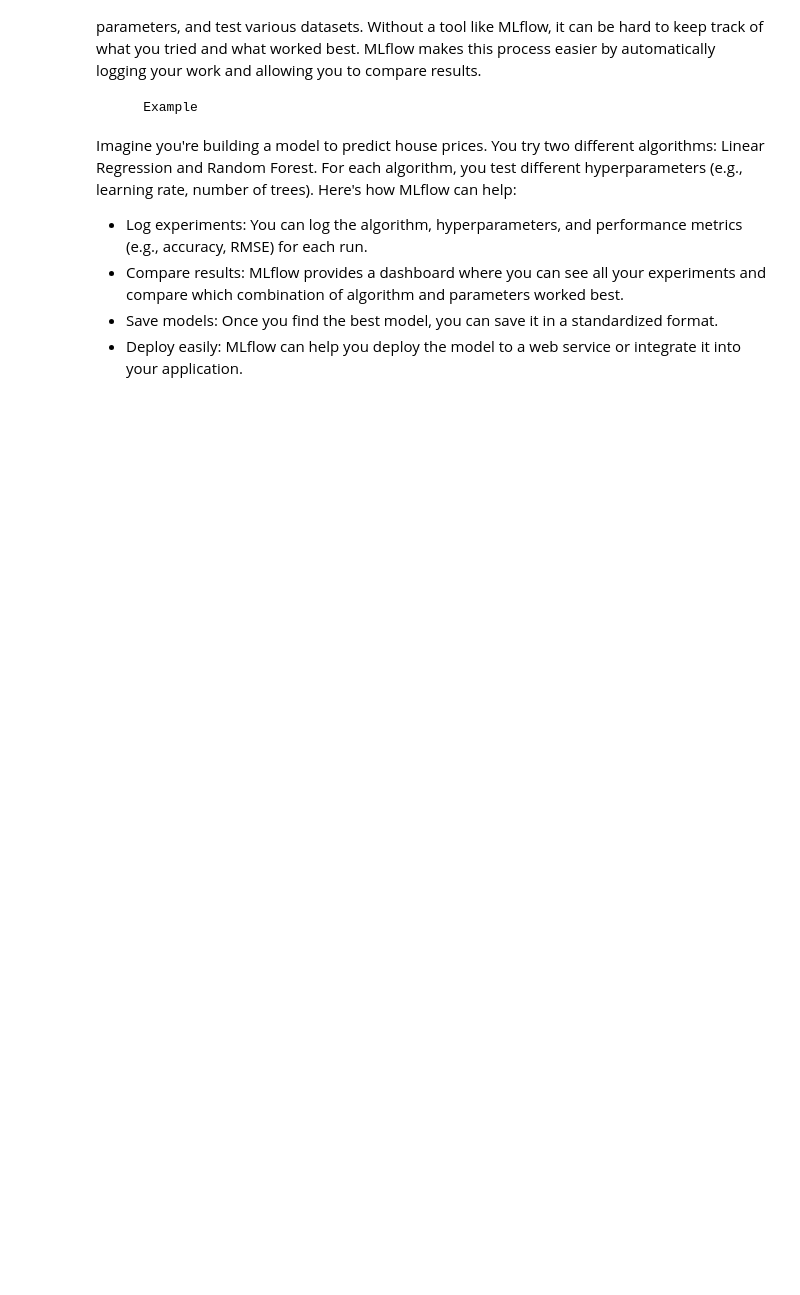
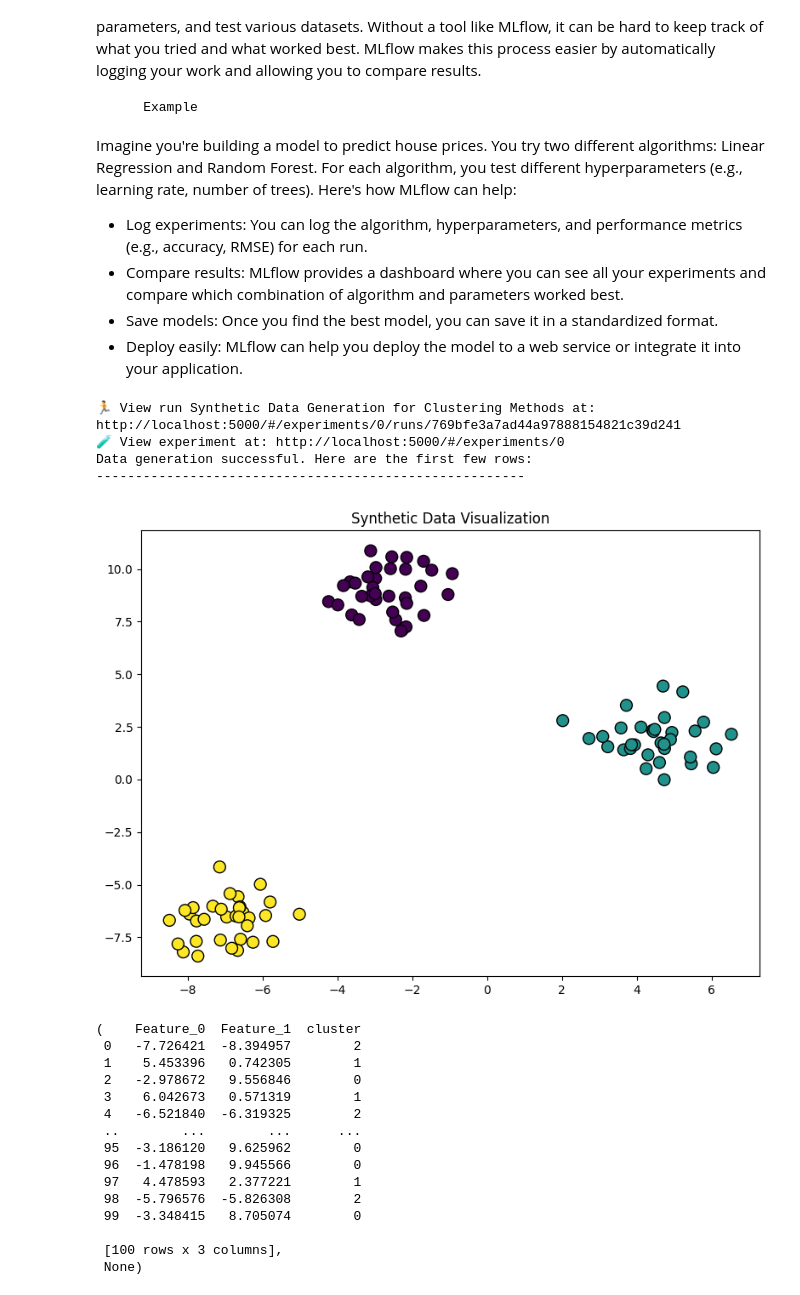
Before and after one commit to Alexu613/Foundations-MLOps---MLflow, a Jupyter notebook: Untitled-1.ipynb, the cells around one changed output. Drawn from its saved outputs; the diff is of its cells as text; code cells hidden in the pictures; blank space fills up the shorter version.

Commit message:
First execution with MLflow for monitoring params

```diff
--- a/Untitled-1.ipynb
+++ b/Untitled-1.ipynb
@@ -65,3 +65,82 @@ Imagine you're building a model to predict house prices. You try two different a
 - Compare results: MLflow provides a dashboard where you can see all your experiments and compare which combination of algorithm and parameters worked best.
 - Save models: Once you find the best model, you can save it in a standardized format.
 - Deploy easily: MLflow can help you deploy the model to a web service or integrate it into your application.
+# %%
+## K-Nearest Neighbors Classifier Implementation with MLflow Tracking:
+
+# Import necessary libraries:
+import mlflow
+mlflow.set_tracking_uri("http://localhost:5000")
+
+import numpy as np
+import pandas as pd
+import matplotlib.pyplot as plt
+
+# Import scikit-learn modules:
+from sklearn.cluster import KMeans
+from sklearn.model_selection import train_test_split
+from sklearn.metrics import accuracy_score, classification_report, confusion_matrix, precision_recall_curve, roc_curve, auc,roc_auc_score
+from sklearn.datasets import make_blobs, make_classification
+%matplotlib inline
+import warnings
+warnings.filterwarnings("ignore")
+
+# Set experiment name for MLflow:
+experiment_name = "Clustering_Methods_Experiment_KMeans"
+try:
+    mlflow.create_experiment(experiment_name)
+    mlflow.set_experiment_tag(key="Clustering", value="KMeans")
+except Exception:
+    experiment = mlflow.get_experiment_by_name(experiment_name)
+    experiment_id = experiment.experiment_id
+
+
+# Generate synthetic dataset (with type hints):
+def generate_data(n_samples:int, n_features:int, centers:int, random_state:int) -> pd.DataFrame:
+    with mlflow.start_run(run_name="Synthetic Data Generation for Clustering Methods"):
+        mlflow.set_tag("model", "Data Generation")
+        mlflow.log_param("n_samples", n_samples)
+        mlflow.log_param("n_features", n_features)
+        mlflow.log_param("centers", centers)
+        mlflow.log_param("random_state", random_state)
+
+    # Generate synthetic dataset using make_blobs
+    X, y = make_blobs(n_samples=n_samples, n_features=n_features, centers=centers, random_state=random_state)
+    # Convert to DataFrame
+    df = pd.DataFrame(X, columns = [f'Feature_{i}' for i in range(n_features)])
+    # Add cluster labels
+    df['cluster'] = y
+
+    if df is not None :
+        print("Data generation successful. Here are the first few rows:")
+        print("-------------------------------------------------------")
+        plt.figure(figsize=(8,6), dpi=100, facecolor='w', edgecolor='k')
+        plt.scatter(df['Feature_0'], df['Feature_1'], c=df['cluster'], cmap='viridis', marker='o', edgecolor='k', s=100)
+        plt.title('Synthetic Data Visualization')
+        plt.grid(False)
+        plt.tight_layout()
+
+    return df, plt.show()
+# Call the function to generate data
+generate_data(n_samples=100, n_features=2, centers=3, random_state=42)
+# %% [output]
+🏃 View run Synthetic Data Generation for Clustering Methods at: http://localhost:5000/#/experiments/0/runs/769bfe3a7ad44a97888154821c39d241
+🧪 View experiment at: http://localhost:5000/#/experiments/0
+Data generation successful. Here are the first few rows:
+-------------------------------------------------------
+[figure, added]
+(    Feature_0  Feature_1  cluster
+ 0   -7.726421  -8.394957        2
+ 1    5.453396   0.742305        1
+ 2   -2.978672   9.556846        0
+ 3    6.042673   0.571319        1
+ 4   -6.521840  -6.319325        2
+ ..        ...        ...      ...
+ 95  -3.186120   9.625962        0
+ 96  -1.478198   9.945566        0
+ 97   4.478593   2.377221        1
+ 98  -5.796576  -5.826308        2
+ 99  -3.348415   8.705074        0
+
+ [100 rows x 3 columns],
+ None)
```
Also changed, not shown: parts of 1 cell of this notebook, 21 other files.
